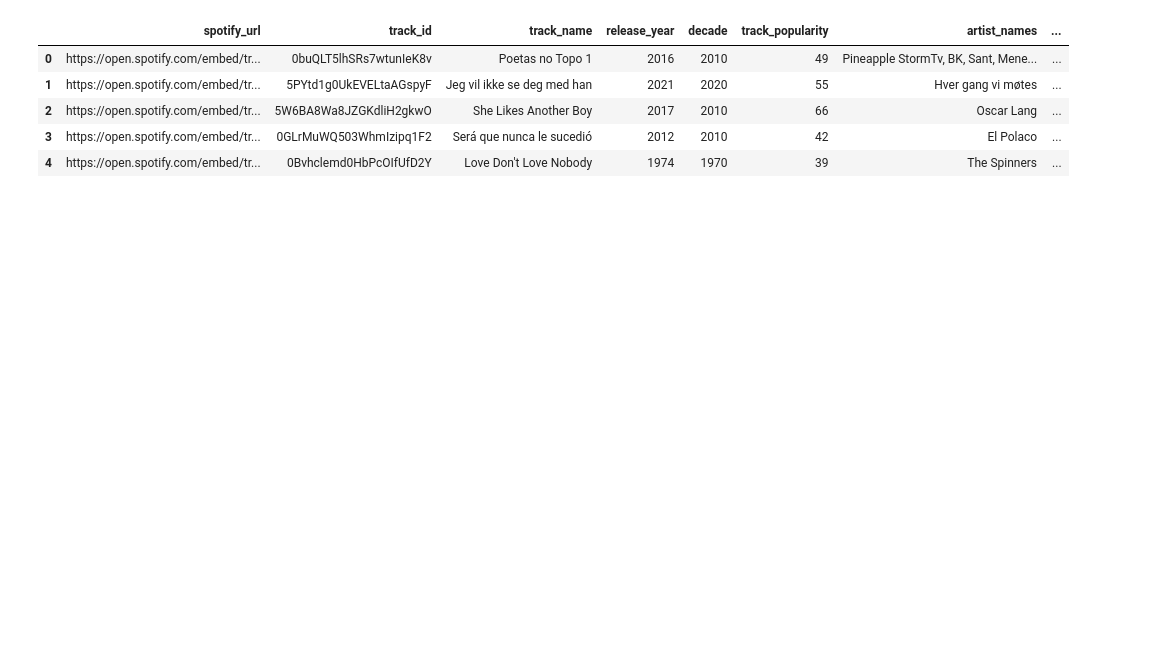
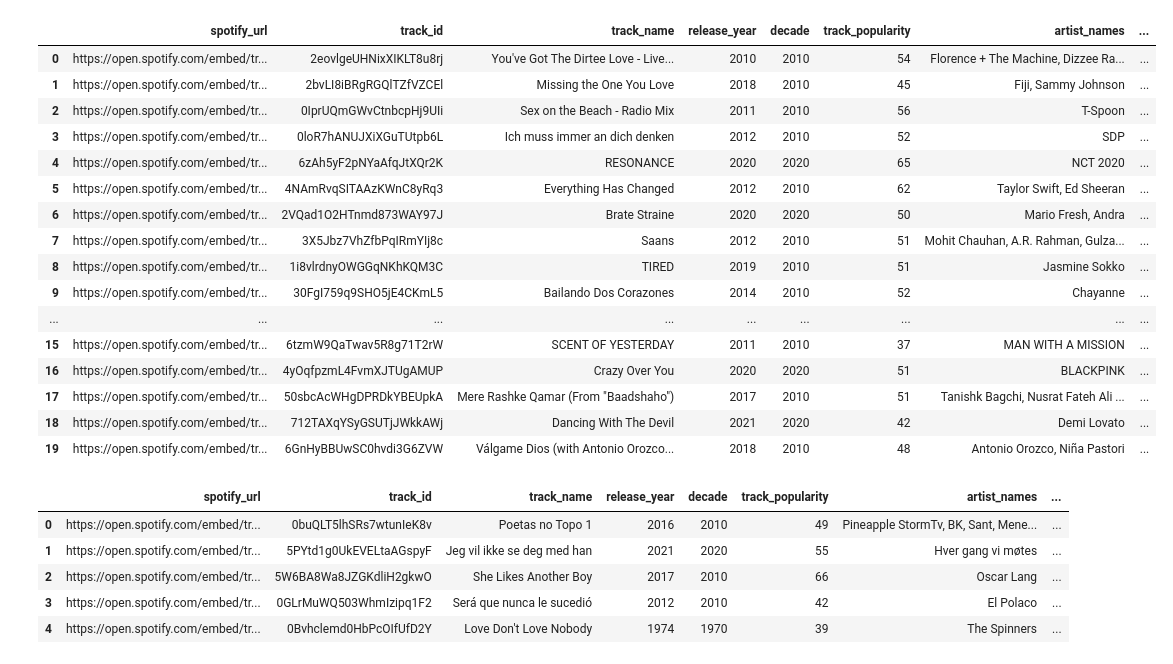
Before and after one commit to mirandalyng/examensarbete, a Jupyter notebook: backend/filters/filter_quiz.ipynb, the cells around one changed output. Cells and saved outputs as stored; diff of their text form; code cells hidden in the pictures; blank space fills up the shorter version.

```diff
--- a/backend/filters/filter_quiz.ipynb
+++ b/backend/filters/filter_quiz.ipynb
@@ -1,3 +1,28 @@
+# %%
+from num_tracks import num_of_tracks
+from load_df import load_tracks
+df = load_tracks()
+result100 = num_of_tracks(df, count=20, decades=[2010, 2020], genres=['pop'])
+
+result100
+# %% [output]
+|  | spotify_url | track_id | track_name | release_year | decade | track_popularity | artist_names | ... |
+| 0 | https://open.spotify.com/embed/tr... | 2eovlgeUHNixXIKLT8u8rj | You've Got The Dirtee Love - Live... | 2010 | 2010 | 54 | Florence + The Machine, Dizzee Ra... | ... |
+| 1 | https://open.spotify.com/embed/tr... | 2bvLI8iBRgRGQlTZfVZCEl | Missing the One You Love | 2018 | 2010 | 45 | Fiji, Sammy Johnson | ... |
+| 2 | https://open.spotify.com/embed/tr... | 0IprUQmGWvCtnbcpHj9UIi | Sex on the Beach - Radio Mix | 2011 | 2010 | 56 | T-Spoon | ... |
+| 3 | https://open.spotify.com/embed/tr... | 0loR7hANUJXiXGuTUtpb6L | Ich muss immer an dich denken | 2012 | 2010 | 52 | SDP | ... |
+| 4 | https://open.spotify.com/embed/tr... | 6zAh5yF2pNYaAfqJtXQr2K | RESONANCE | 2020 | 2020 | 65 | NCT 2020 | ... |
+| 5 | https://open.spotify.com/embed/tr... | 4NAmRvqSITAAzKWnC8yRq3 | Everything Has Changed | 2012 | 2010 | 62 | Taylor Swift, Ed Sheeran | ... |
+| 6 | https://open.spotify.com/embed/tr... | 2VQad1O2HTnmd873WAY97J | Brate Straine | 2020 | 2020 | 50 | Mario Fresh, Andra | ... |
+| 7 | https://open.spotify.com/embed/tr... | 3X5Jbz7VhZfbPqIRmYIj8c | Saans | 2012 | 2010 | 51 | Mohit Chauhan, A.R. Rahman, Gulza... | ... |
+| 8 | https://open.spotify.com/embed/tr... | 1i8vlrdnyOWGGqNKhKQM3C | TIRED | 2019 | 2010 | 51 | Jasmine Sokko | ... |
+| 9 | https://open.spotify.com/embed/tr... | 30FgI759q9SHO5jE4CKmL5 | Bailando Dos Corazones | 2014 | 2010 | 52 | Chayanne | ... |
+| ... | ... | ... | ... | ... | ... | ... | ... | ... |
+| 15 | https://open.spotify.com/embed/tr... | 6tzmW9QaTwav5R8g71T2rW | SCENT OF YESTERDAY | 2011 | 2010 | 37 | MAN WITH A MISSION | ... |
+| 16 | https://open.spotify.com/embed/tr... | 4yOqfpzmL4FvmXJTUgAMUP | Crazy Over You | 2020 | 2020 | 51 | BLACKPINK | ... |
+| 17 | https://open.spotify.com/embed/tr... | 50sbcAcWHgDPRDkYBEUpkA | Mere Rashke Qamar (From "Baadshaho") | 2017 | 2010 | 51 | Tanishk Bagchi, Nusrat Fateh Ali ... | ... |
+| 18 | https://open.spotify.com/embed/tr... | 712TAXqYSyGSUTjJWkkAWj | Dancing With The Devil | 2021 | 2020 | 42 | Demi Lovato | ... |
+| 19 | https://open.spotify.com/embed/tr... | 6GnHyBBUwSC0hvdi3G6ZVW | Válgame Dios (with Antonio Orozco... | 2018 | 2010 | 48 | Antonio Orozco, Niña Pastori | ... |
 # %%
 import pandas as pd
 
```
Also changed, not shown: parts of 6 cells of this notebook, 7 other files.
